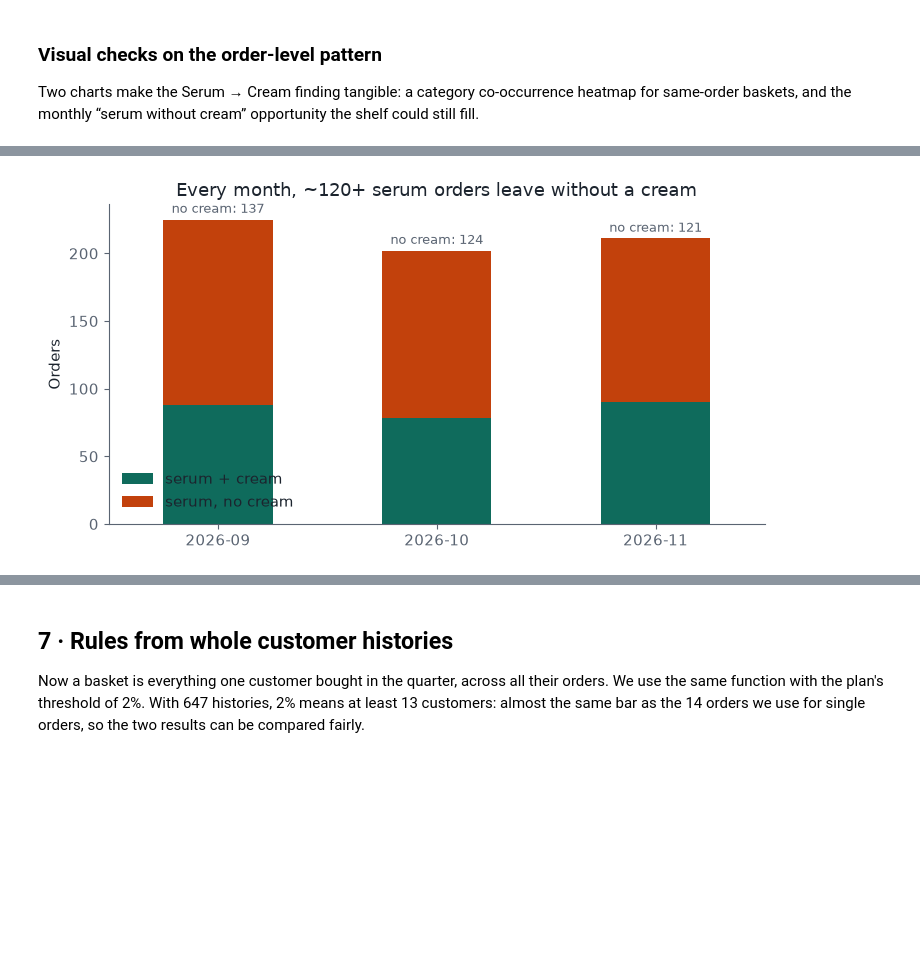
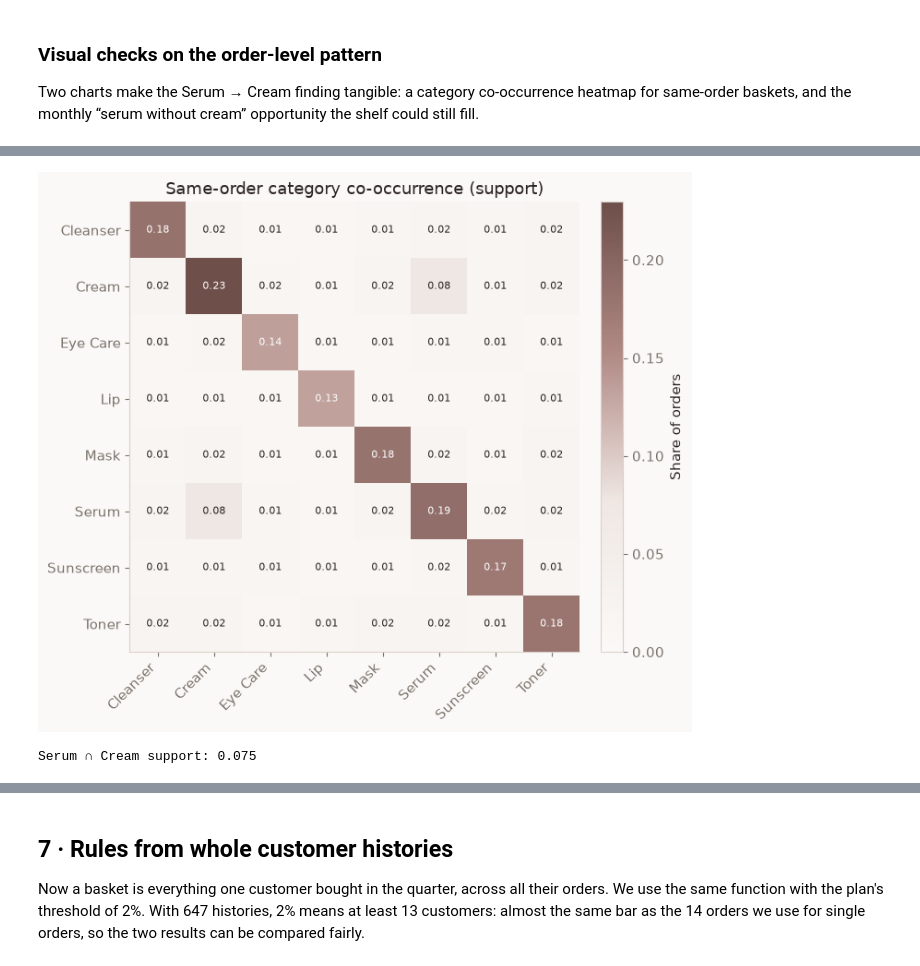
Before and after one commit to N1Rizhka/New-Media-Technology-and-Analytics---Final-Project, a Jupyter notebook: Q15_shelf_association_rules.ipynb, the cells around one changed output, grey strips where cells are left out. Cells and saved outputs as stored; diff of their text form; code cells hidden in the pictures; blank space fills up the shorter version.

```diff
--- a/Q15_shelf_association_rules.ipynb
+++ b/Q15_shelf_association_rules.ipynb
@@ -531,23 +507,33 @@ Serum ∩ Cream support: 0.075
-# %%
-# Chart 6 — The shelf opportunity: serum orders with / without a cream, by month
-orders["month"] = lines.groupby("order_id")["order_date"].first().str[:7]
-has_s = orders["categories"].apply(lambda c: "Serum" in c)
-has_c = orders["categories"].apply(lambda c: "Cream" in c)
-opp = pd.DataFrame({
-    "serum + cream": (has_s & has_c).groupby(orders["month"]).sum(),
-    "serum, no cream": (has_s & ~has_c).groupby(orders["month"]).sum(),
-})
-fig, ax = plt.subplots(figsize=(7.5, 4))
-opp.plot(kind="bar", stacked=True, ax=ax, color=[ACCENT, WARM], rot=0)
-ax.set_ylabel("Orders")
-ax.set_xlabel("")
-ax.set_title("Every month, ~120+ serum orders leave without a cream")
-ax.legend(frameon=False, title=None)
-for i, (idx_m, row) in enumerate(opp.iterrows()):
-    total = row.sum()
-    ax.text(i, total + 5, f"no cream: {int(row['serum, no cream'])}", ha="center", fontsize=9, color=MUTED)
-fig.tight_layout()
-fig.savefig(FIG / "fig_serum_opportunity.png", dpi=160, bbox_inches="tight")
-plt.show()
-# %% [output]
-[figure, removed]
+# %%
+# Chart 5 — Category co-occurrence in the same order (support heatmap)
+cats = sorted({c for basket in orders["categories"] for c in basket})
+# presence matrix
+mat = pd.DataFrame(False, index=orders.index, columns=cats)
+for oid, basket in orders["categories"].items():
+    mat.loc[oid, basket] = True
+# joint support = P(A and B)
+joint = pd.DataFrame(0.0, index=cats, columns=cats)
+n = len(mat)
+for a in cats:
+    for b in cats:
+        joint.loc[a, b] = (mat[a] & mat[b]).mean()
+
+fig, ax = plt.subplots(figsize=(7.2, 6.2))
+im = ax.imshow(joint.values, cmap=LUMEN_CMAP, vmin=0, vmax=joint.values.max())
+ax.set_xticks(range(len(cats))); ax.set_yticks(range(len(cats)))
+ax.set_xticklabels(cats, rotation=45, ha="right")
+ax.set_yticklabels(cats)
+ax.set_title("Same-order category co-occurrence (support)")
+for i in range(len(cats)):
+    for j in range(len(cats)):
+        val = joint.values[i, j]
+        ax.text(j, i, f"{val:.2f}", ha="center", va="center",
+                color="white" if val > joint.values.max()*0.55 else INK, fontsize=8)
+fig.colorbar(im, ax=ax, fraction=0.046, pad=0.04, label="Share of orders")
+fig.tight_layout()
+fig.savefig(FIG / "fig_category_cooccurrence.png", dpi=160, bbox_inches="tight", facecolor=PAPER)
+plt.show()
+print("Serum ∩ Cream support:", round(joint.loc["Serum", "Cream"], 3))
+# %% [output]
+[figure, added]
+Serum ∩ Cream support: 0.075
```
Also changed, not shown: parts of 24 cells of this notebook, 16 other files.
